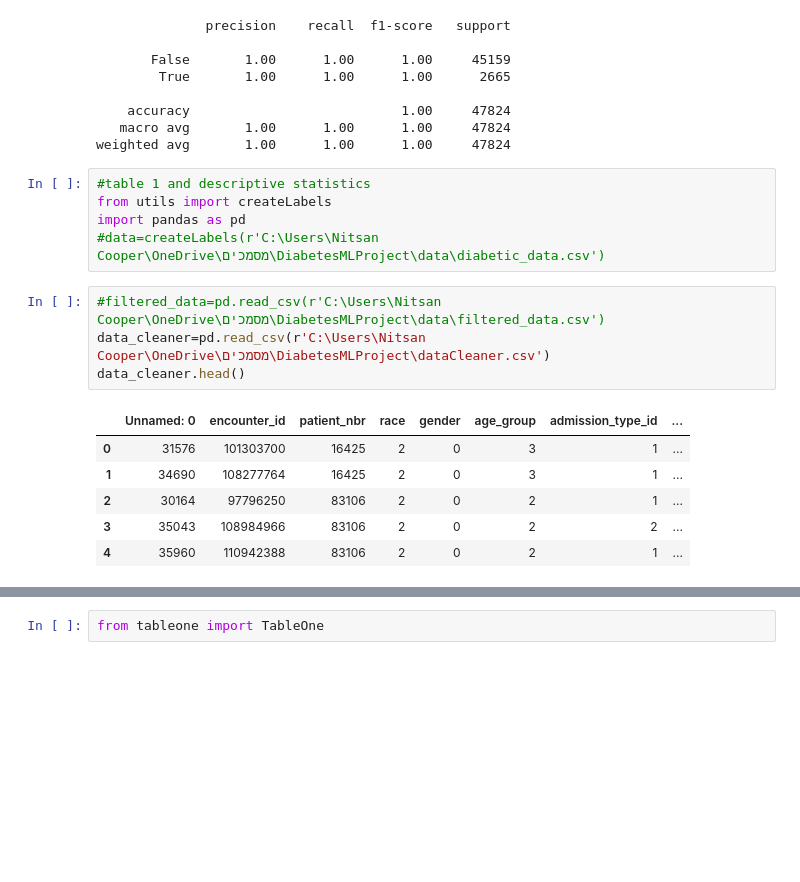
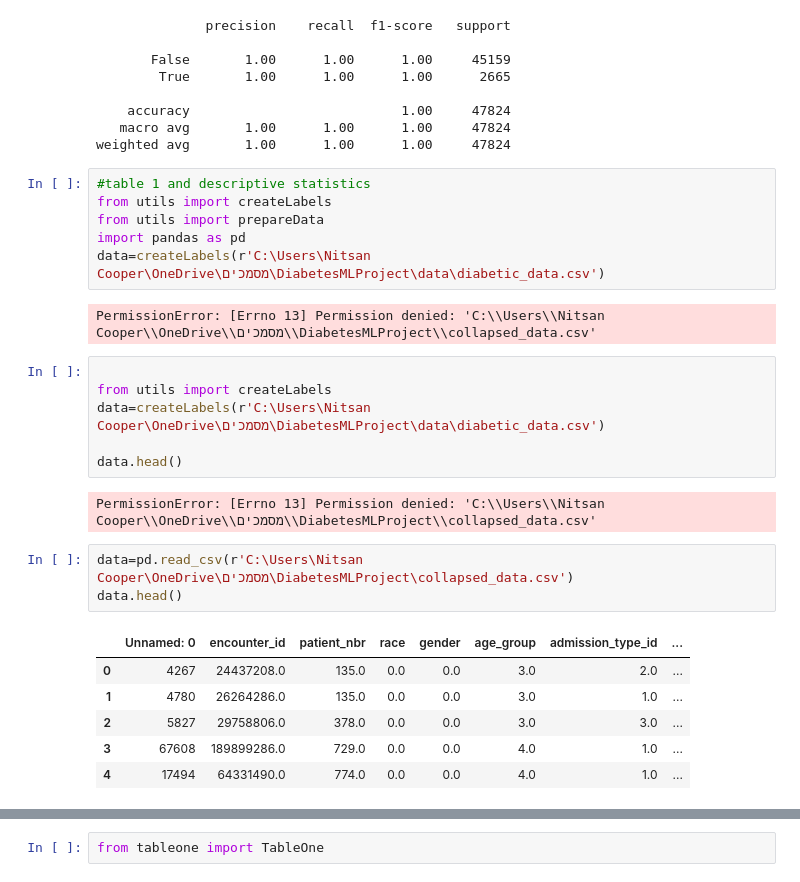
Before and after one commit to tzukpolinsky/DiabetesMLProject, a Jupyter notebook: nitsan_notebook.ipynb, the cells around one changed output, grey strips where cells are left out. Drawn from its saved outputs; the diff is of its cells as text; blank space fills up the shorter version.

Commit message:
table 1

```diff
--- a/nitsan_notebook.ipynb
+++ b/nitsan_notebook.ipynb
@@ -275,18 +275,28 @@ weighted avg       1.00      1.00      1.00     47824
 # %%
 #table 1 and descriptive statistics
 from utils import createLabels
+from utils import prepareData
 import pandas as pd
-#data=createLabels(r'C:\Users\Nitsan Cooper\OneDrive\מסמכים\DiabetesMLProject\data\diabetic_data.csv')
+data=createLabels(r'C:\Users\Nitsan Cooper\OneDrive\מסמכים\DiabetesMLProject\data\diabetic_data.csv')
+# %% [output]
+PermissionError: [Errno 13] Permission denied: 'C:\\Users\\Nitsan Cooper\\OneDrive\\מסמכים\\DiabetesMLProject\\collapsed_data.csv'
+# %%
+
+from utils import createLabels
+data=createLabels(r'C:\Users\Nitsan Cooper\OneDrive\מסמכים\DiabetesMLProject\data\diabetic_data.csv')
+
+data.head()
+# %% [output]
+PermissionError: [Errno 13] Permission denied: 'C:\\Users\\Nitsan Cooper\\OneDrive\\מסמכים\\DiabetesMLProject\\collapsed_data.csv'
 # %%
-#filtered_data=pd.read_csv(r'C:\Users\Nitsan Cooper\OneDrive\מסמכים\DiabetesMLProject\data\filtered_data.csv')
-data_cleaner=pd.read_csv(r'C:\Users\Nitsan Cooper\OneDrive\מסמכים\DiabetesMLProject\dataCleaner.csv')
-data_cleaner.head()
+data=pd.read_csv(r'C:\Users\Nitsan Cooper\OneDrive\מסמכים\DiabetesMLProject\collapsed_data.csv')
+data.head()
 # %% [output]
 |  | Unnamed: 0 | encounter_id | patient_nbr | race | gender | age_group | admission_type_id | ... |
-| 0 | 31576 | 101303700 | 16425 | 2 | 0 | 3 | 1 | ... |
-| 1 | 34690 | 108277764 | 16425 | 2 | 0 | 3 | 1 | ... |
-| 2 | 30164 | 97796250 | 83106 | 2 | 0 | 2 | 1 | ... |
-| 3 | 35043 | 108984966 | 83106 | 2 | 0 | 2 | 2 | ... |
-| 4 | 35960 | 110942388 | 83106 | 2 | 0 | 2 | 1 | ... |
+| 0 | 4267 | 24437208.0 | 135.0 | 0.0 | 0.0 | 3.0 | 2.0 | ... |
+| 1 | 4780 | 26264286.0 | 135.0 | 0.0 | 0.0 | 3.0 | 1.0 | ... |
+| 2 | 5827 | 29758806.0 | 378.0 | 0.0 | 0.0 | 3.0 | 3.0 | ... |
+| 3 | 67608 | 189899286.0 | 729.0 | 0.0 | 0.0 | 4.0 | 1.0 | ... |
+| 4 | 17494 | 64331490.0 | 774.0 | 0.0 | 0.0 | 4.0 | 1.0 | ... |
 # %%
 
```
Also changed, not shown: parts of 5 cells of this notebook, 1 other file.
